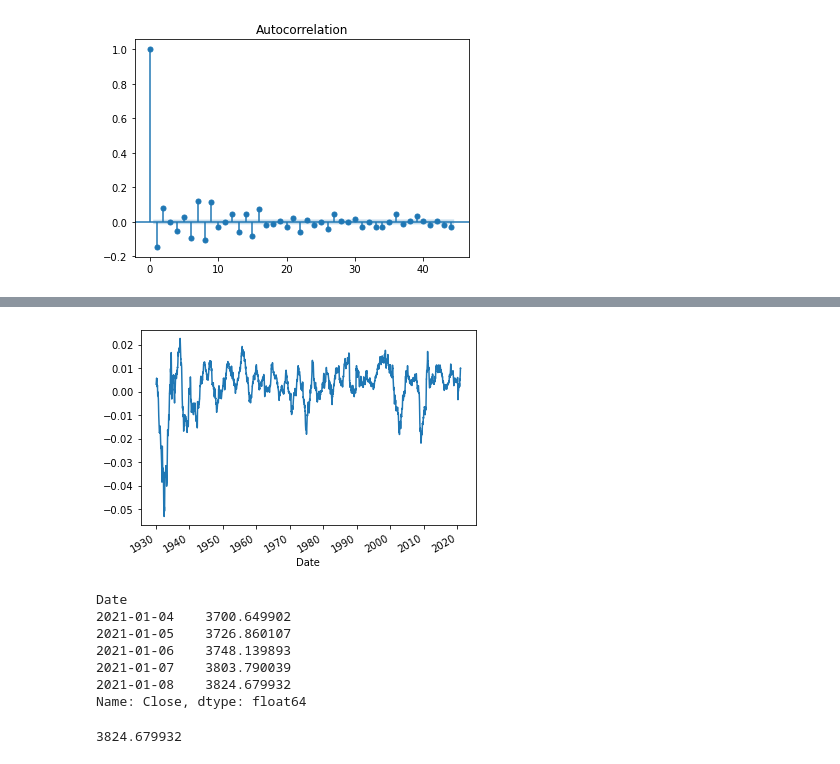
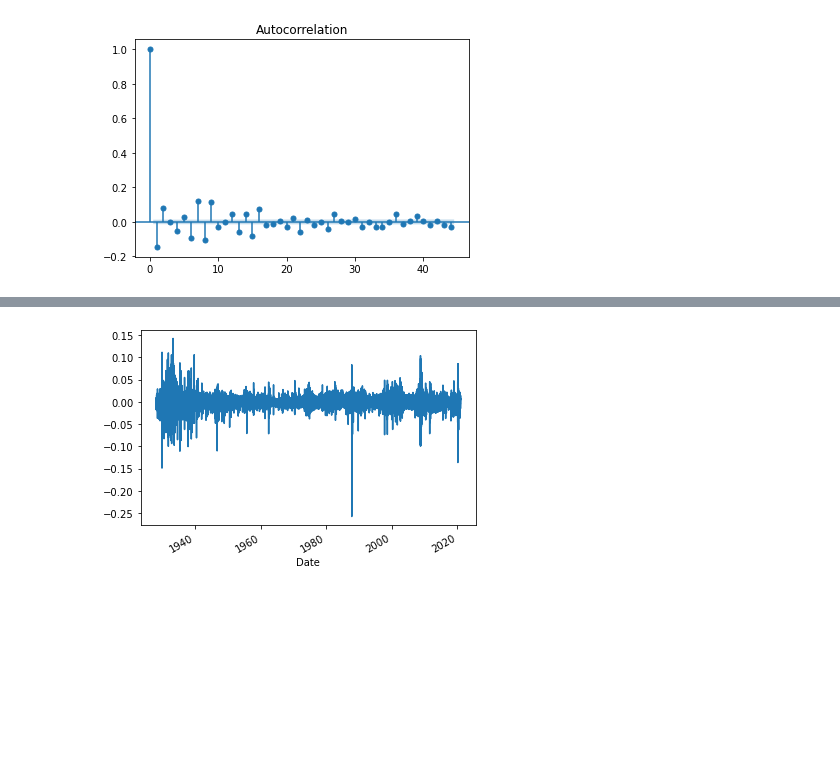
Before and after one commit to sonofhypnos/blog, a Jupyter notebook: _notebooks/2020-01-10-sp500.ipynb, the cells around one changed output, grey strips where cells are left out. Saved outputs shown, nothing was run; the diff lists cells and outputs as text; code cells hidden in the pictures; blank space fills up the shorter version.

```diff
--- a/_notebooks/2020-01-10-sp500.ipynb
+++ b/_notebooks/2020-01-10-sp500.ipynb
@@ -167,19 +131,5 @@ sp_shift
-# %%
-sp_shift["15"].rolling(window=500).mean().plot();
-# %% [output]
-[figure, removed]
-# %%
-sp[-5:]
-# %% [output]
-Date
-2021-01-04    3700.649902
-2021-01-05    3726.860107
-2021-01-06    3748.139893
-2021-01-07    3803.790039
-2021-01-08    3824.679932
-Name: Close, dtype: float64
-# %%
-float(sp[-1:])
-# %% [output]
-3824.679932
+# %%
+sp_shift["1"].plot();
+# %% [output]
+[figure, added]
 # %%
```
Also changed, not shown: parts of 20 cells of this notebook.
